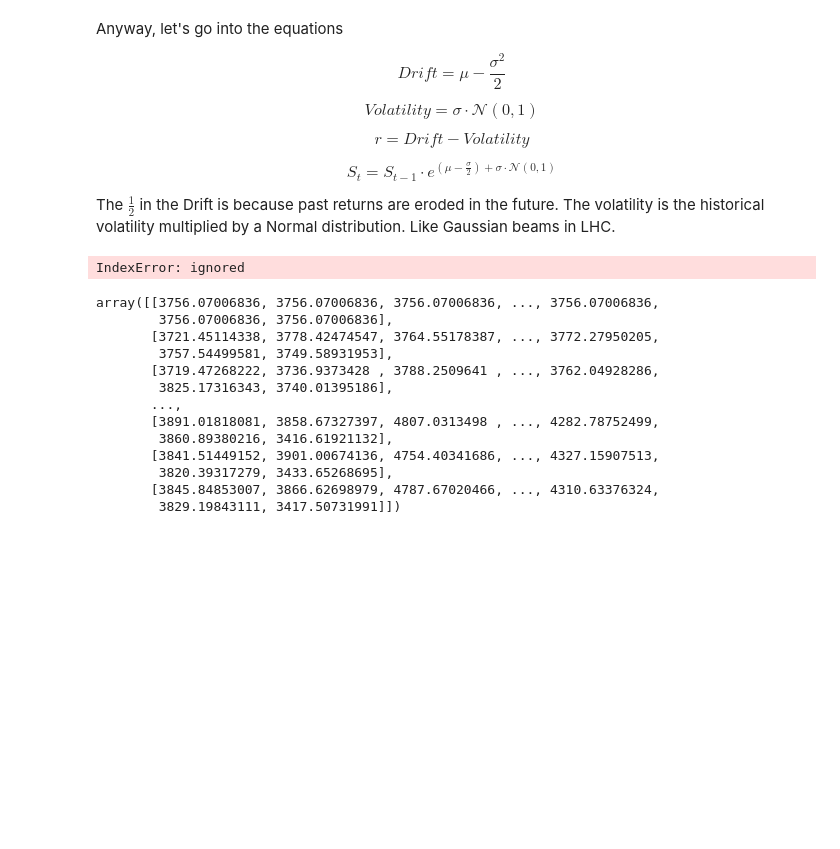
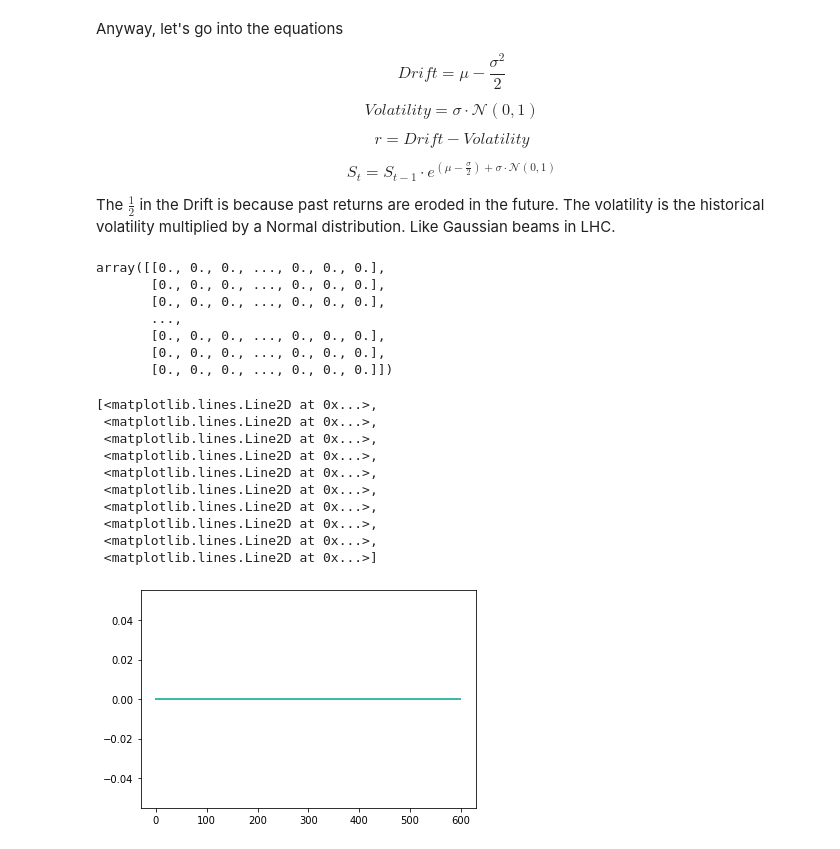
Before and after one commit to DrAlexSanz/MC-calculations, a Jupyter notebook: Monte_Carlo_SP500.ipynb, the cells around one changed output. Cells and saved outputs as stored; diff of their text form; code cells hidden in the pictures; blank space fills up the shorter version.

```diff
--- a/Monte_Carlo_SP500.ipynb
+++ b/Monte_Carlo_SP500.ipynb
@@ -178,7 +178,7 @@ var = day_return.var()
 
 stdev = day_return.std()
 
-days = 60
+days = 600
 iterations = 100
 
 drift = u - 0.5 * var**2
@@ -195,23 +195,31 @@ curves[0] = data.iloc[-1]["Adj Close"]
 
 future_returns[0, :].shape
 
+#For some reason, do more days than iterations
+
 for t in range(0, iterations-1):
     curves[t] = curves[t-1] * future_returns[t]
-# %% [output]
-IndexError: ignored
 # %%
 curves
 # %% [output]
-array([[3756.07006836, 3756.07006836, 3756.07006836, ..., 3756.07006836,
-        3756.07006836, 3756.07006836],
-       [3721.45114338, 3778.42474547, 3764.55178387, ..., 3772.27950205,
-        3757.54499581, 3749.58931953],
-       [3719.47268222, 3736.9373428 , 3788.2509641 , ..., 3762.04928286,
-        3825.17316343, 3740.01395186],
+array([[0., 0., 0., ..., 0., 0., 0.],
+       [0., 0., 0., ..., 0., 0., 0.],
+       [0., 0., 0., ..., 0., 0., 0.],
        ...,
-       [3891.01818081, 3858.67327397, 4807.0313498 , ..., 4282.78752499,
-        3860.89380216, 3416.61921132],
-       [3841.51449152, 3901.00674136, 4754.40341686, ..., 4327.15907513,
-        3820.39317279, 3433.65268695],
-       [3845.84853007, 3866.62698979, 4787.67020466, ..., 4310.63376324,
-        3829.19843111, 3417.50731991]])
+       [0., 0., 0., ..., 0., 0., 0.],
+       [0., 0., 0., ..., 0., 0., 0.],
+       [0., 0., 0., ..., 0., 0., 0.]])
+# %%
+plt.plot(pd.DataFrame(curves).iloc[:, :10])
+# %% [output]
+[<matplotlib.lines.Line2D at 0x...>,
+ <matplotlib.lines.Line2D at 0x...>,
+ <matplotlib.lines.Line2D at 0x...>,
+ <matplotlib.lines.Line2D at 0x...>,
+ <matplotlib.lines.Line2D at 0x...>,
+ <matplotlib.lines.Line2D at 0x...>,
+ <matplotlib.lines.Line2D at 0x...>,
+ <matplotlib.lines.Line2D at 0x...>,
+ <matplotlib.lines.Line2D at 0x...>,
+ <matplotlib.lines.Line2D at 0x...>]
+[figure, added]
```
